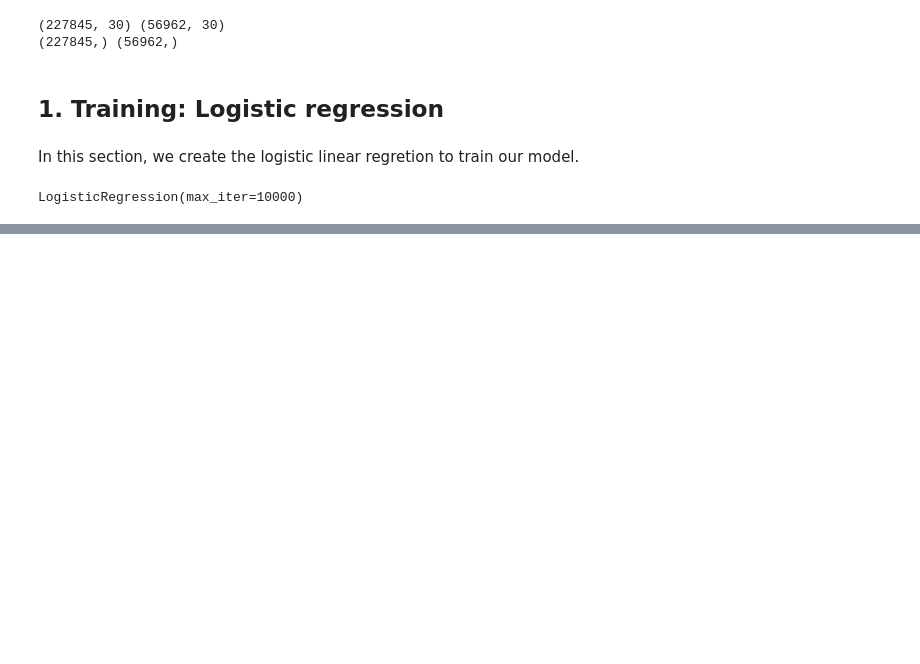
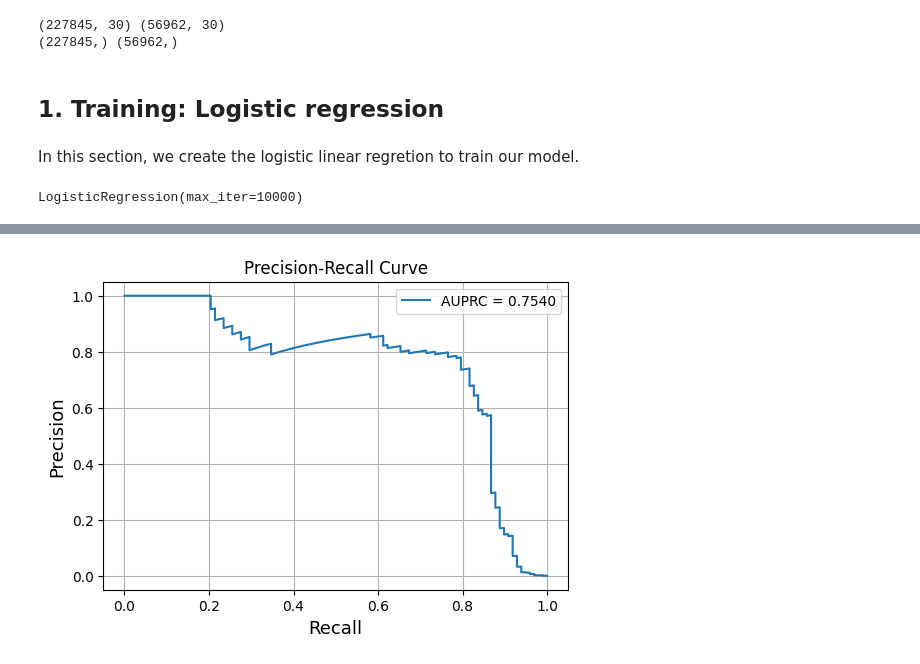
Before and after one commit to mquezada13/anomaly-detection, a Jupyter notebook: notebook/anomaly-detection.ipynb, the cells around one changed output, grey strips where cells are left out. Drawn from its saved outputs; the diff is of its cells as text; code cells hidden in the pictures; blank space fills up the shorter version.

Commit message:
AUPRC
Manually change the threshold & examine accuracy of the model.

```diff
--- a/notebook/anomaly-detection.ipynb
+++ b/notebook/anomaly-detection.ipynb
@@ -94,0 +125,14 @@ LogisticRegression(max_iter=10000)
+# %%
+
+
+# Get predicted probabilities for the positive class (fraud)
+y_probabilities = model.predict_proba(X_test)[:, 1]
+
+
+# Compute precision and recall for different thresholds
+precision, recall, thresholds = precision_recall_curve(Y_test, y_probabilities)
+# recal: How many "frauds" are actually real
+# precision: How precise are the predicted "frauds"
+
+# Calculate area under the curve (AUPRC)
+pr_auc = auc(recall, precision)
@@ -94,0 +158,12 @@ LogisticRegression(max_iter=10000)
+# %%
+# Plot the curve
+plt.figure(figsize=(6, 4))
+plt.plot(recall, precision, label=f"AUPRC = {pr_auc:.4f}")
+plt.xlabel("Recall", size=13)
+plt.ylabel("Precision", size = 13)
+plt.title("Precision-Recall Curve")
+plt.legend()
+plt.grid(True)
+plt.show()
+# %% [output]
+[figure, added]
```
Also changed, not shown: parts of 8 cells of this notebook, 1 other file.
